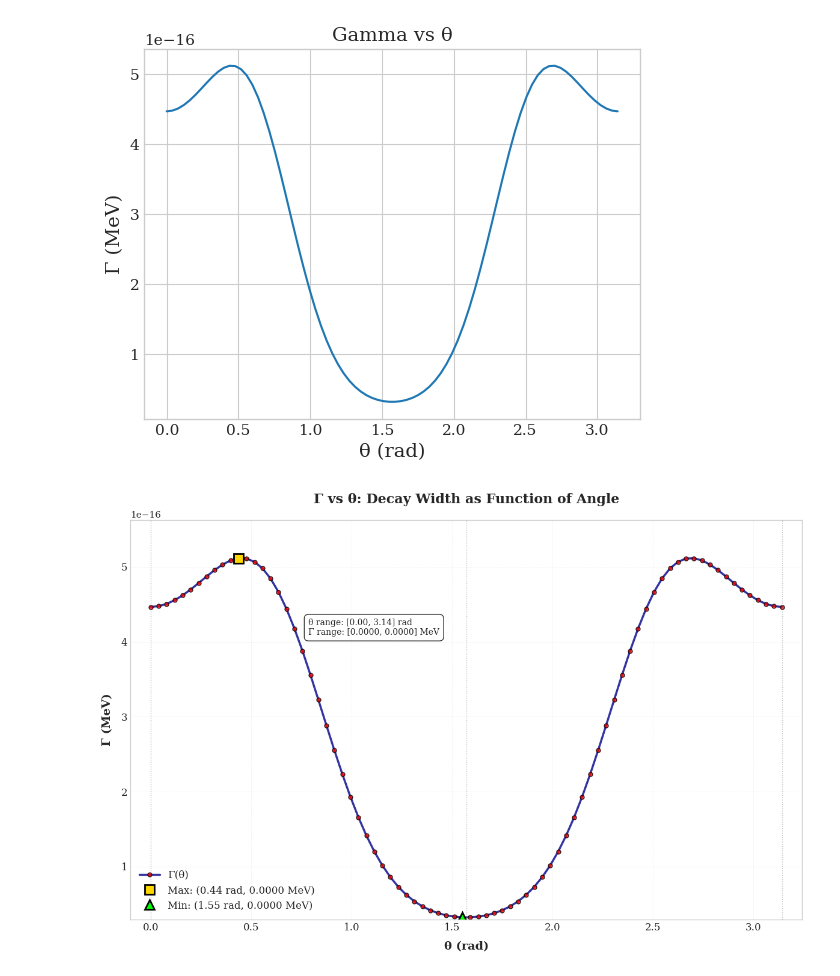
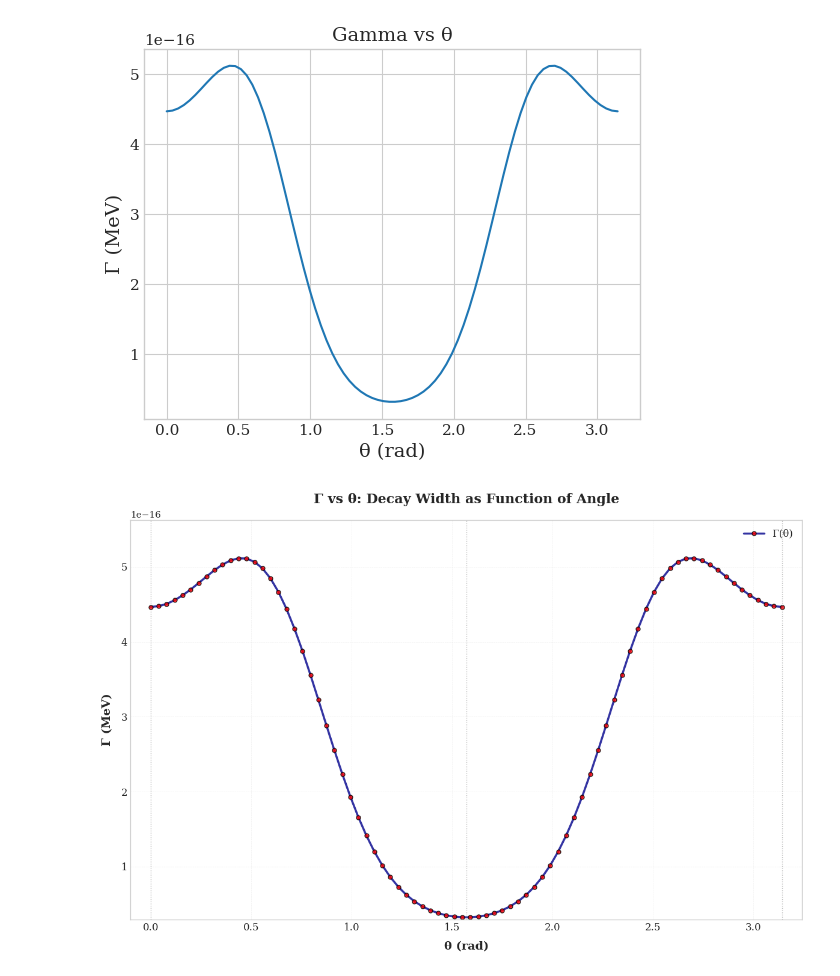
Before and after one commit to Duohereshui99/fit.test, a Jupyter notebook: ff/ff.ipynb, the cells around one changed output. Drawn from its saved outputs; the diff is of its cells as text; code cells hidden in the pictures.

```diff
--- a/ff/ff.ipynb
+++ b/ff/ff.ipynb
@@ -264,31 +264,7 @@ plt.plot(theta_arr, Gamma_arr,
          linestyle='-',         # 线型：实线
          label='Γ(θ)')          # 图例标签
 
-# 标记特殊点（如极值点）
-if len(Gamma_arr) > 0:
-    # 找到最大值
-    max_idx = np.argmax(Gamma_arr)
-    max_theta = theta_arr[max_idx]
-    max_gamma = Gamma_arr[max_idx]
 
-    plt.plot(max_theta, max_gamma, 's',
-             markersize=12,
-             markerfacecolor='gold',
-             markeredgecolor='black',
-             markeredgewidth=2,
-             label=f'Max: ({max_theta:.2f} rad, {max_gamma:.4f} MeV)')
-
-    # 找到最小值（如果适用）
-    min_idx = np.argmin(Gamma_arr)
-    if min_idx != max_idx:  # 避免重复
-        min_theta = theta_arr[min_idx]
-        min_gamma = Gamma_arr[min_idx]
-        plt.plot(min_theta, min_gamma, '^',
-                 markersize=12,
-                 markerfacecolor='lime',
-                 markeredgecolor='black',
-                 markeredgewidth=2,
-                 label=f'Min: ({min_theta:.2f} rad, {min_gamma:.4f} MeV)')
 
 # 设置坐标轴
 plt.xlabel("θ (rad)", fontsize=14, fontweight='bold', labelpad=10)
@@ -303,37 +279,32 @@ plt.xticks(fontsize=12)
 plt.yticks(fontsize=12)
 
 # 添加网格
 plt.grid(True, which='both', alpha=0.3, linestyle='--', linewidth=0.5)
 
 # 添加图例
 plt.legend(fontsize=12, loc='best', framealpha=0.9, shadow=True)
 
 # 设置坐标轴范围（可选）
 if len(theta_arr) > 0:
     plt.xlim(min(theta_arr) - 0.1, max(theta_arr) + 0.1)
     plt.ylim(min(Gamma_arr) * 0.9, max(Gamma_arr) * 1.1)
 
 # 添加背景色区域（可选）
 # plt.axvspan(0, np.pi/2, alpha=0.1, color='blue', label='0-π/2')
 # plt.axvspan(np.pi/2, np.pi, alpha=0.1, color='red', label='π/2-π')
 
 # 添加角度标记线
 plt.axvline(x=0, color='gray', linestyle=':', alpha=0.5, linewidth=1)
 plt.axvline(x=np.pi/2, color='gray', linestyle=':', alpha=0.5, linewidth=1)
 plt.axvline(x=np.pi, color='gray', linestyle=':', alpha=0.5, linewidth=1)
 
-# 添加文本标注
-plt.text(np.pi/4, max(Gamma_arr)*0.8,
-         f"θ range: [{min(theta_arr):.2f}, {max(theta_arr):.2f}] rad\n"
-         f"Γ range: [{min(Gamma_arr):.4f}, {max(Gamma_arr):.4f}] MeV",
-         fontsize=10,
-         bbox=dict(boxstyle='round,pad=0.5', facecolor='white', alpha=0.8))
+
 
 # 紧凑布局
 plt.tight_layout()
 # 可选：保存图形
 plt.savefig('gamma_vs_theta.pdf',dpi=300)
 # 显示图形
 plt.show()
 # %% [output]
-[figure, old version]
+[figure, new version]
```
